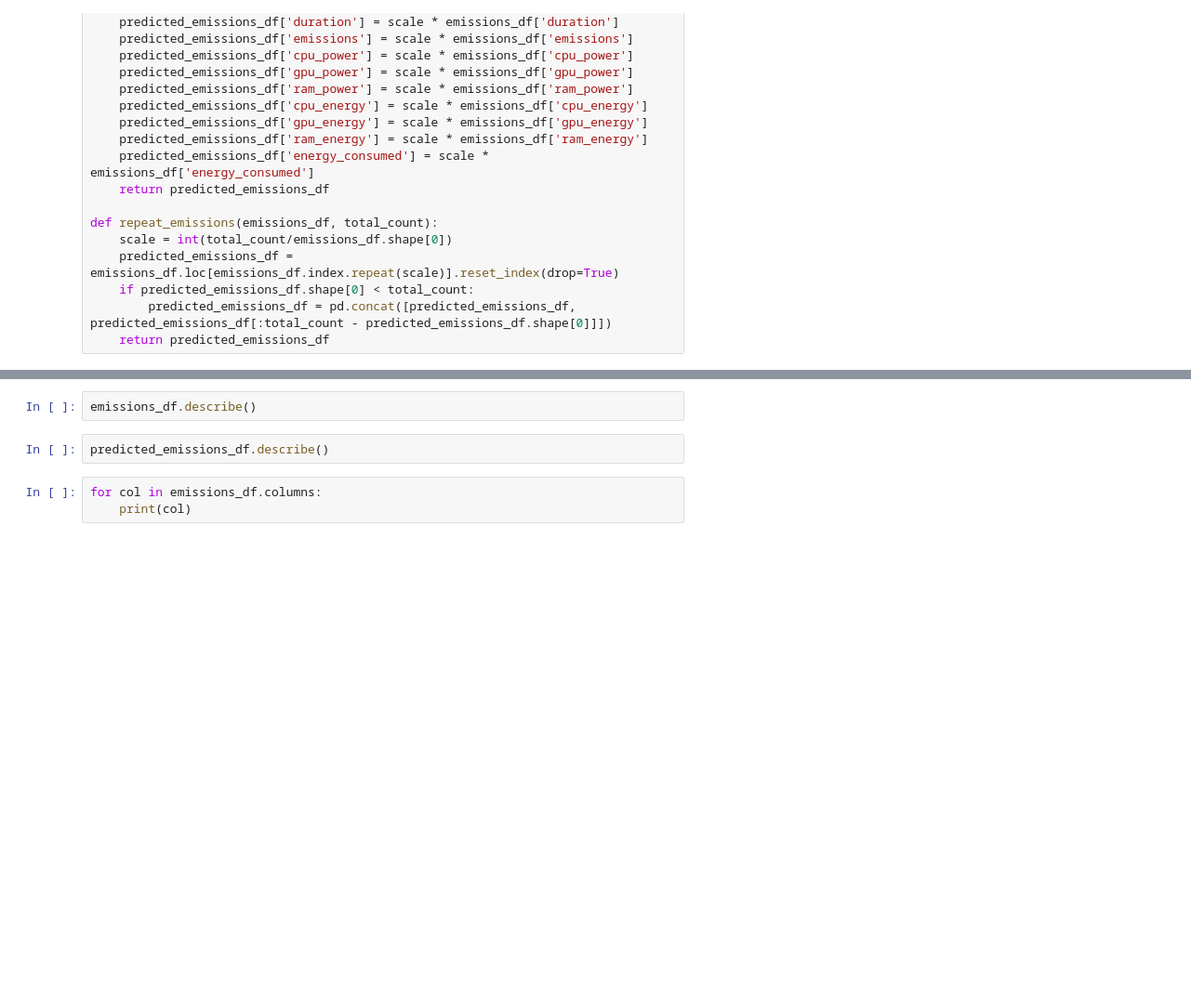
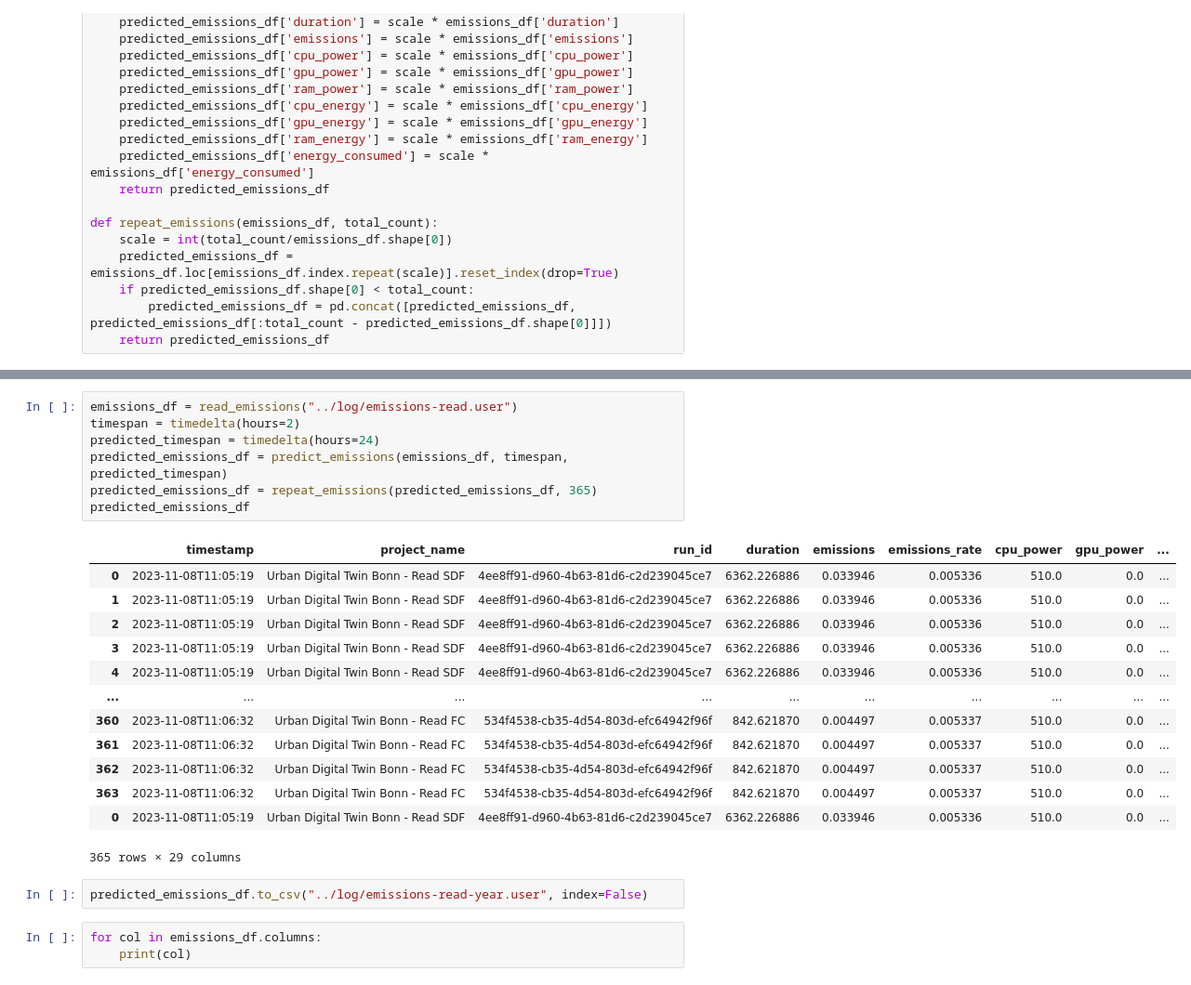
Before and after one commit to EsriDE/green-spatial-engineering, a Jupyter notebook: notebooks/Code Carbon.ipynb, the cells around one changed output, grey strips where cells are left out. Shown: that part at 93% size. Drawn from its saved outputs; the diff is of its cells as text; blank space fills up the shorter version.

```diff
--- a/notebooks/Code Carbon.ipynb
+++ b/notebooks/Code Carbon.ipynb
@@ -75,7 +88,26 @@ predicted_emissions_df.to_csv("../log/emissions-year.user", index=False)
 # %%
-emissions_df.describe()
+emissions_df = read_emissions("../log/emissions-read.user")
+timespan = timedelta(hours=2)
+predicted_timespan = timedelta(hours=24)
+predicted_emissions_df = predict_emissions(emissions_df, timespan, predicted_timespan)
+predicted_emissions_df = repeat_emissions(predicted_emissions_df, 365)
+predicted_emissions_df
+# %% [output]
+|  | timestamp | project_name | run_id | duration | emissions | emissions_rate | cpu_power | gpu_power | ... |
+| 0 | 2023-11-08T11:05:19 | Urban Digital Twin Bonn - Read SDF | 4ee8ff91-d960-4b63-81d6-c2d239045ce7 | 6362.226886 | 0.033946 | 0.005336 | 510.0 | 0.0 | ... |
+| 1 | 2023-11-08T11:05:19 | Urban Digital Twin Bonn - Read SDF | 4ee8ff91-d960-4b63-81d6-c2d239045ce7 | 6362.226886 | 0.033946 | 0.005336 | 510.0 | 0.0 | ... |
+| 2 | 2023-11-08T11:05:19 | Urban Digital Twin Bonn - Read SDF | 4ee8ff91-d960-4b63-81d6-c2d239045ce7 | 6362.226886 | 0.033946 | 0.005336 | 510.0 | 0.0 | ... |
+| 3 | 2023-11-08T11:05:19 | Urban Digital Twin Bonn - Read SDF | 4ee8ff91-d960-4b63-81d6-c2d239045ce7 | 6362.226886 | 0.033946 | 0.005336 | 510.0 | 0.0 | ... |
+| 4 | 2023-11-08T11:05:19 | Urban Digital Twin Bonn - Read SDF | 4ee8ff91-d960-4b63-81d6-c2d239045ce7 | 6362.226886 | 0.033946 | 0.005336 | 510.0 | 0.0 | ... |
+| ... | ... | ... | ... | ... | ... | ... | ... | ... | ... |
+| 360 | 2023-11-08T11:06:32 | Urban Digital Twin Bonn - Read FC | 534f4538-cb35-4d54-803d-efc64942f96f | 842.621870 | 0.004497 | 0.005337 | 510.0 | 0.0 | ... |
+| 361 | 2023-11-08T11:06:32 | Urban Digital Twin Bonn - Read FC | 534f4538-cb35-4d54-803d-efc64942f96f | 842.621870 | 0.004497 | 0.005337 | 510.0 | 0.0 | ... |
+| 362 | 2023-11-08T11:06:32 | Urban Digital Twin Bonn - Read FC | 534f4538-cb35-4d54-803d-efc64942f96f | 842.621870 | 0.004497 | 0.005337 | 510.0 | 0.0 | ... |
+| 363 | 2023-11-08T11:06:32 | Urban Digital Twin Bonn - Read FC | 534f4538-cb35-4d54-803d-efc64942f96f | 842.621870 | 0.004497 | 0.005337 | 510.0 | 0.0 | ... |
+| 0 | 2023-11-08T11:05:19 | Urban Digital Twin Bonn - Read SDF | 4ee8ff91-d960-4b63-81d6-c2d239045ce7 | 6362.226886 | 0.033946 | 0.005336 | 510.0 | 0.0 | ... |
+365 rows × 29 columns
 # %%
-predicted_emissions_df.describe()
+predicted_emissions_df.to_csv("../log/emissions-read-year.user", index=False)
 # %%
 for col in emissions_df.columns:
     print(col)
```
Also changed, not shown: parts of 2 cells of this notebook, 4 other files.
